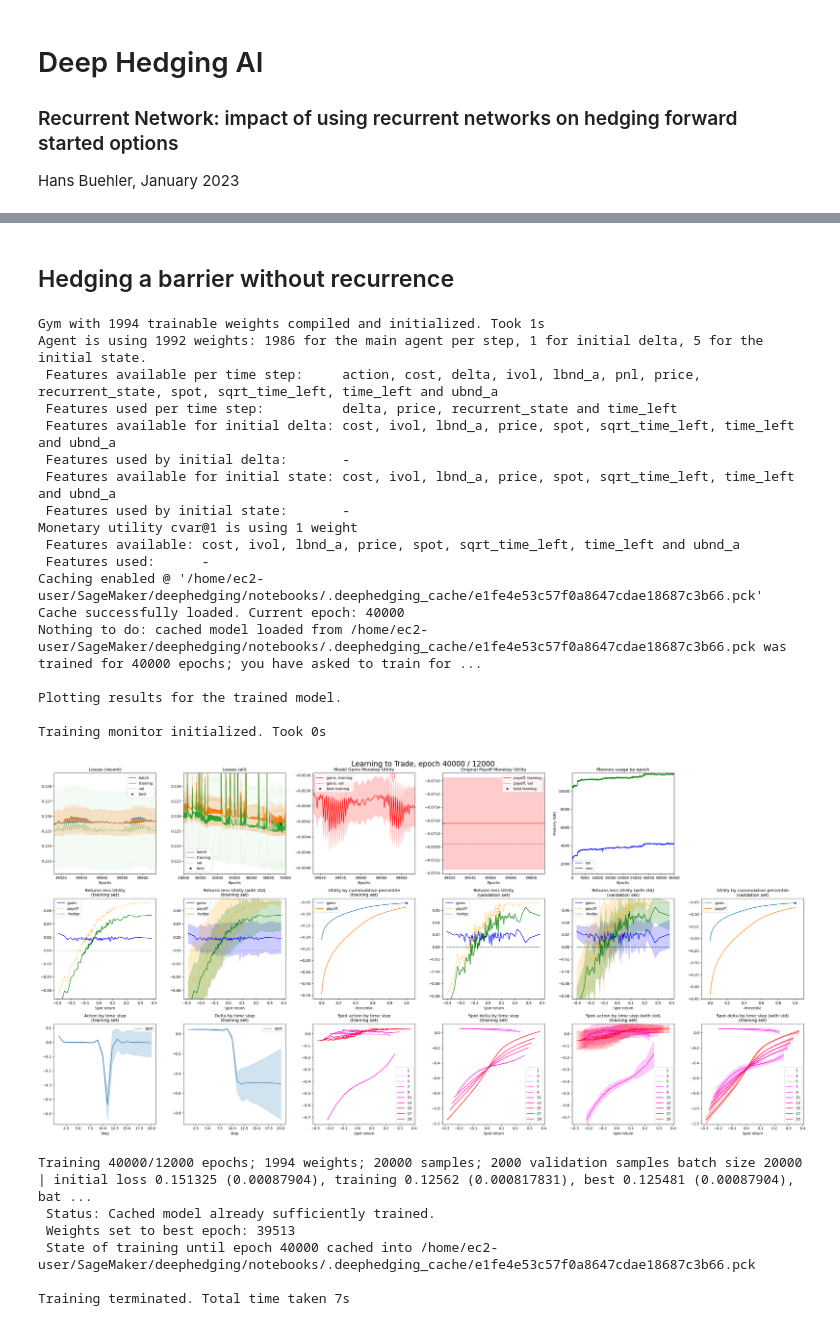
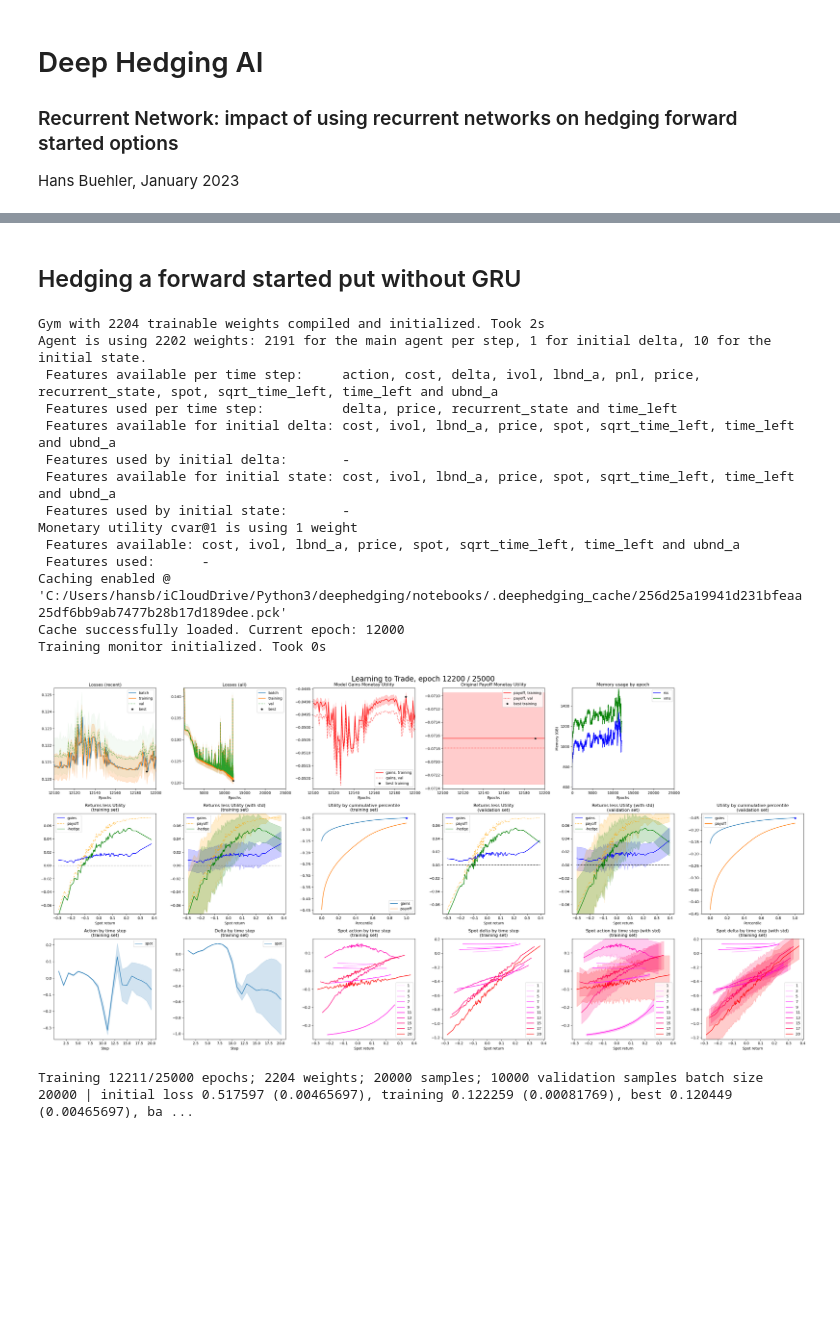
Before and after one commit to hansbuehler/deephedging, a Jupyter notebook: notebooks/trainer-recurrent-fwdstart.ipynb, the cells around one changed output, grey strips where cells are left out. Drawn from its saved outputs; the diff is of its cells as text; code cells hidden in the pictures; blank space fills up the shorter version.

```diff
--- a/notebooks/trainer-recurrent-fwdstart.ipynb
+++ b/notebooks/trainer-recurrent-fwdstart.ipynb
@@ -107,9 +112,7 @@ To enable them in other operations, rebuild TensorFlow with the appropriate comp
 # %%
-# create training environment
-display(Markdown("## Hedging a barrier with recurrence"))
-gym = VanillaDeepHedgingGym( config.gym )
-
-# create training environment
-train( gym=gym, world=world, val_world=val_world, config=config.trainer )
+# train
+display(Markdown("## Hedging a forward started put with recurrence"))
+gyms.recurrent_gru = VanillaDeepHedgingGym( config.gym )
+train( gym=gyms.recurrent_gru, world=world, val_world=val_world, config=config.trainer )
 config.done()
 # %% [output]
@@ -142,43 +141,28 @@ Training terminated. Total time taken 7s
 # %%
-config_recurrent.gym.agent.recurrence = 0 # recurrent nodes
-config = config_recurrent
+config = config_recurrent.copy()
+config.gym.agent.recurrence_gru = False # digital recurrent nodes
+config.world.mark_done()
 
-display(Markdown("## Hedging a barrier without recurrence"))
-
-# create world
-world2  = SimpleWorld_Spot_ATM( config.world )
-val_world2  = world.clone(samples=world.nSamples//10)
-
-# create training environment
-gym2 = VanillaDeepHedgingGym( config.gym )
-
-# create training environment
-train( gym=gym2, world=world2, val_world=val_world2, config=config.trainer )
+# train
+display(Markdown("## Hedging a forward started put without GRU"))
+gyms.recurrent = VanillaDeepHedgingGym( config.gym )
+train( gym=gyms.recurrent, world=world, val_world=val_world, config=config.trainer )
 config.done()
 # %% [output]
-## Hedging a barrier without recurrence
+## Hedging a forward started put without GRU
-Gym with 1994 trainable weights compiled and initialized. Took 1s
-Agent is using 1992 weights: 1986 for the main agent per step, 1 for initial delta, 5 for the initial state.
+Gym with 2204 trainable weights compiled and initialized. Took 2s
+Agent is using 2202 weights: 2191 for the main agent per step, 1 for initial delta, 10 for the initial state.
  Features available per time step:     action, cost, delta, ivol, lbnd_a, pnl, price, recurrent_state, spot, sqrt_time_left, time_left and ubnd_a
  Features used per time step:          delta, price, recurrent_state and time_left
  Features available for initial delta: cost, ivol, lbnd_a, price, spot, sqrt_time_left, time_left and ubnd_a
  Features used by initial delta:       -
  Features available for initial state: cost, ivol, lbnd_a, price, spot, sqrt_time_left, time_left and ubnd_a
  Features used by initial state:       -
 Monetary utility cvar@1 is using 1 weight
  Features available: cost, ivol, lbnd_a, price, spot, sqrt_time_left, time_left and ubnd_a
  Features used:      -
-Caching enabled @ '/home/ec2-user/SageMaker/deephedging/notebooks/.deephedging_cache/e1fe4e53c57f0a8647cdae18687c3b66.pck'
-Cache successfully loaded. Current epoch: 40000
-Nothing to do: cached model loaded from /home/ec2-user/SageMaker/deephedging/notebooks/.deephedging_cache/e1fe4e53c57f0a8647cdae18687c3b66.pck was trained for 40000 epochs; you have asked to train for ...
-
-Plotting results for the trained model.
-
+Caching enabled @ 'C:/Users/hansb/iCloudDrive/Python3/deephedging/notebooks/.deephedging_cache/256d25a19941d231bfeaa25df6bb9ab7477b28b17d189dee.pck'
+Cache successfully loaded. Current epoch: 12000
 Training monitor initialized. Took 0s
-[figure, old version]
+[figure, new version]
-Training 40000/12000 epochs; 1994 weights; 20000 samples; 2000 validation samples batch size 20000 | initial loss 0.151325 (0.00087904), training 0.12562 (0.000817831), best 0.125481 (0.00087904), bat ...
- Status: Cached model already sufficiently trained.
- Weights set to best epoch: 39513
- State of training until epoch 40000 cached into /home/ec2-user/SageMaker/deephedging/notebooks/.deephedging_cache/e1fe4e53c57f0a8647cdae18687c3b66.pck
-
-Training terminated. Total time taken 7s
+Training 12211/25000 epochs; 2204 weights; 20000 samples; 10000 validation samples batch size 20000 | initial loss 0.517597 (0.00465697), training 0.122259 (0.00081769), best 0.120449 (0.00465697), ba ...
```
Also changed, not shown: parts of 6 cells of this notebook.
